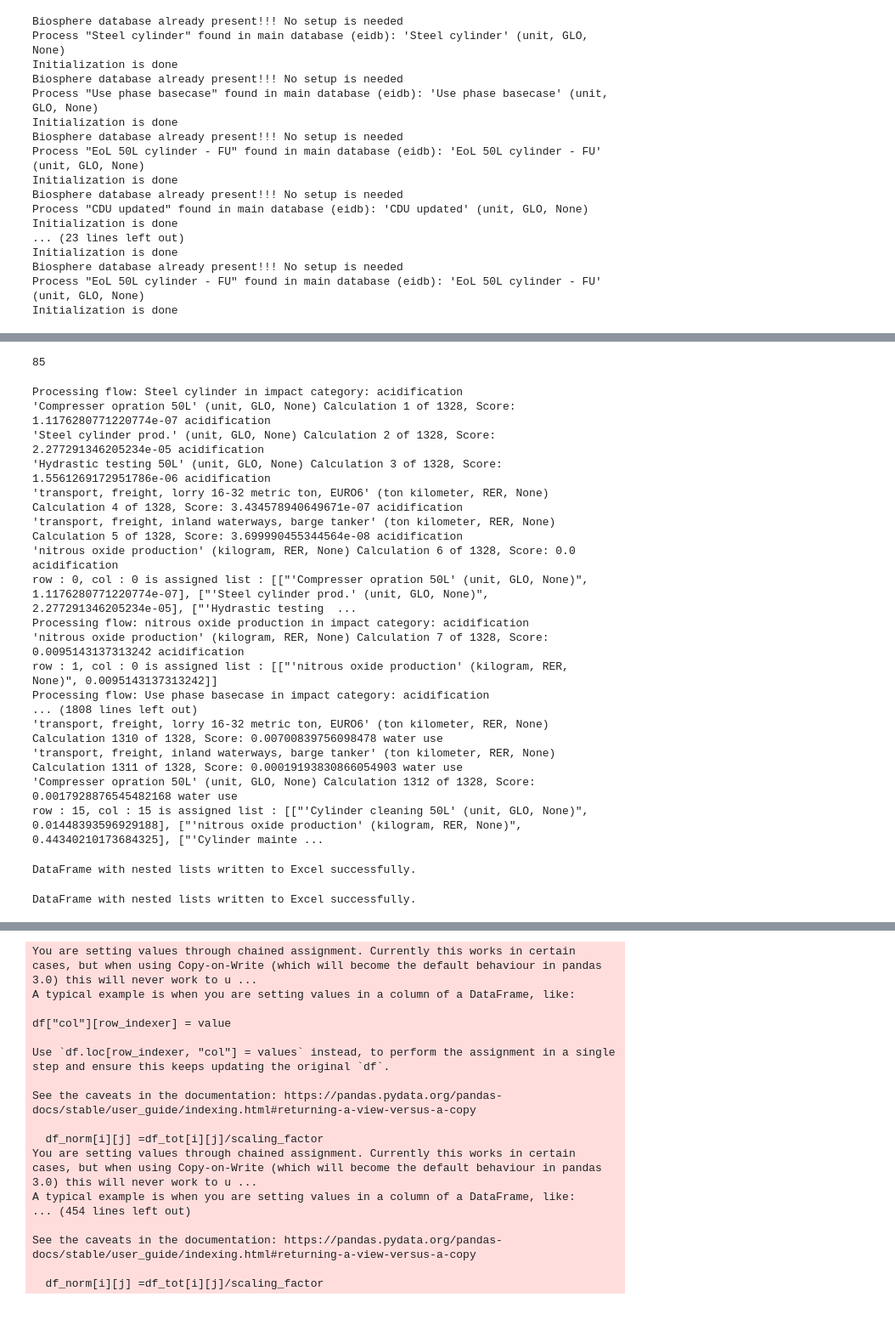
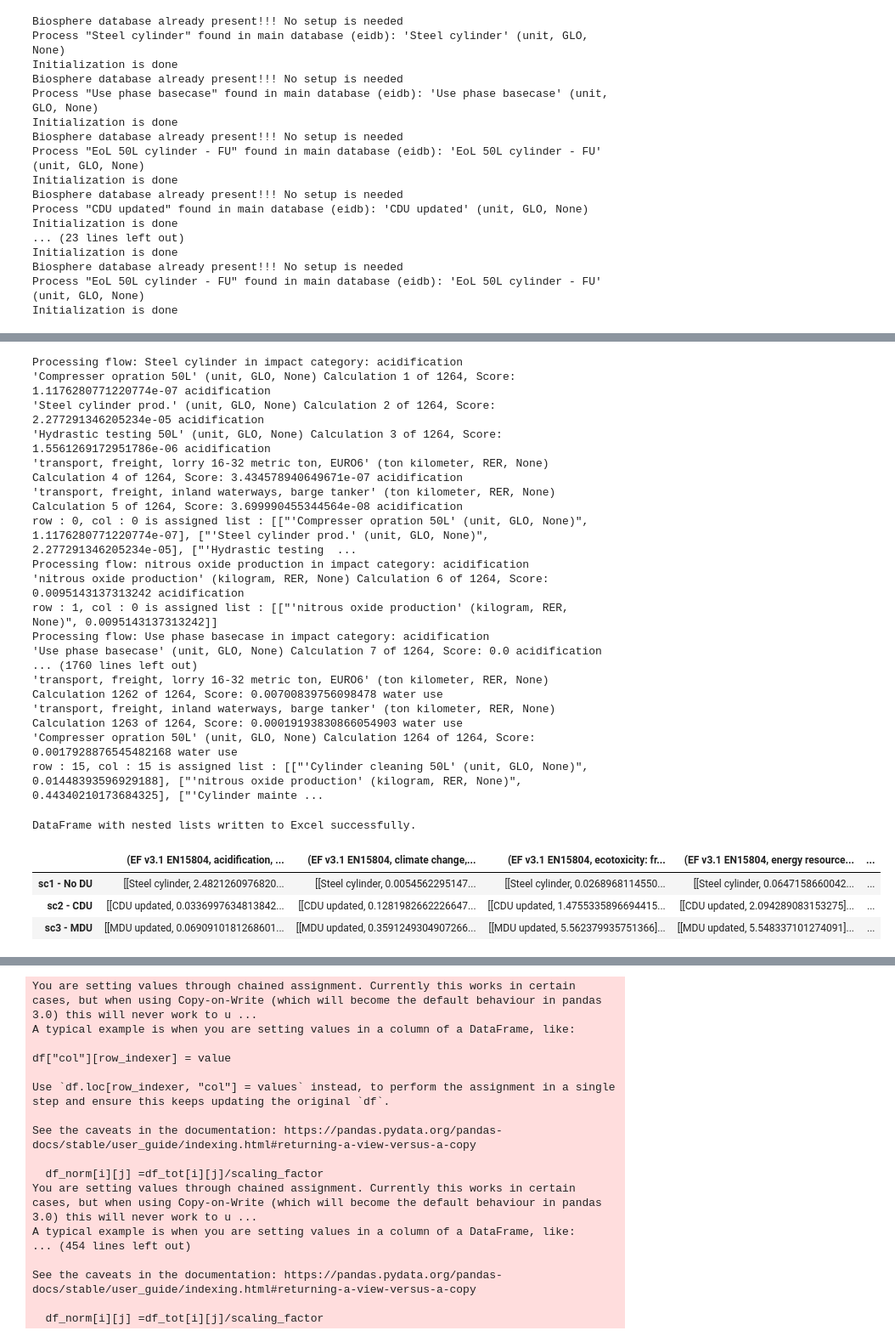
Before and after one commit to RuneWF/Single-use-vs-multi-use-in-health-care, a Jupyter notebook: Brighway/Rune BE.ipynb, the cells around one changed output, grey strips where cells are left out. Shown at 85% size. Drawn from its saved outputs; the diff is of its cells as text; code cells hidden in the pictures; blank space fills up the shorter version.

```diff
--- a/Brighway/Rune BE.ipynb
+++ b/Brighway/Rune BE.ipynb
@@ -442,9 +463,7 @@ functional_unit_sub_new = N2O_use_replace(FU, functional_unit_sub)
 flow_count = 0
 
 for func_unit in functional_unit_sub:
-    flow_count += len(func_unit) +1
+    flow_count += len(func_unit)
-# %% [output]
-85
 # %%
 calc = m*flow_count
 dct = {}
@@ -499,7 +518,7 @@ for column in range(m):
 
 
             # # Assign the result list to the DataFrame for the current flow and column (impact category)
-            df.iloc[row_counter, column] = df_lst
+            df_cont.iloc[row_counter, column] = df_lst
             print(f'row : {row_counter}, col : {column} is assigned list : {df_lst}')
 
 
@@ -511,20 +530,20 @@ for column in range(m):
                 row_counter = 0
 # %% [output]
 Processing flow: Steel cylinder in impact category: acidification
-'Compresser opration 50L' (unit, GLO, None) Calculation 1 of 1328, Score: 1.1176280771220774e-07 acidification
-'Steel cylinder prod.' (unit, GLO, None) Calculation 2 of 1328, Score: 2.277291346205234e-05 acidification
-'Hydrastic testing 50L' (unit, GLO, None) Calculation 3 of 1328, Score: 1.5561269172951786e-06 acidification
-'transport, freight, lorry 16-32 metric ton, EURO6' (ton kilometer, RER, None) Calculation 4 of 1328, Score: 3.434578940649671e-07 acidification
-'transport, freight, inland waterways, barge tanker' (ton kilometer, RER, None) Calculation 5 of 1328, Score: 3.699990455344564e-08 acidification
-'nitrous oxide production' (kilogram, RER, None) Calculation 6 of 1328, Score: 0.0 acidification
+'Compresser opration 50L' (unit, GLO, None) Calculation 1 of 1264, Score: 1.1176280771220774e-07 acidification
+'Steel cylinder prod.' (unit, GLO, None) Calculation 2 of 1264, Score: 2.277291346205234e-05 acidification
+'Hydrastic testing 50L' (unit, GLO, None) Calculation 3 of 1264, Score: 1.5561269172951786e-06 acidification
+'transport, freight, lorry 16-32 metric ton, EURO6' (ton kilometer, RER, None) Calculation 4 of 1264, Score: 3.434578940649671e-07 acidification
+'transport, freight, inland waterways, barge tanker' (ton kilometer, RER, None) Calculation 5 of 1264, Score: 3.699990455344564e-08 acidification
 row : 0, col : 0 is assigned list : [["'Compresser opration 50L' (unit, GLO, None)", 1.1176280771220774e-07], ["'Steel cylinder prod.' (unit, GLO, None)", 2.277291346205234e-05], ["'Hydrastic testing  ...
 Processing flow: nitrous oxide production in impact category: acidification
-'nitrous oxide production' (kilogram, RER, None) Calculation 7 of 1328, Score: 0.0095143137313242 acidification
+'nitrous oxide production' (kilogram, RER, None) Calculation 6 of 1264, Score: 0.0095143137313242 acidification
 row : 1, col : 0 is assigned list : [["'nitrous oxide production' (kilogram, RER, None)", 0.0095143137313242]]
 Processing flow: Use phase basecase in impact category: acidification
-... (1808 lines left out)
-'transport, freight, lorry 16-32 metric ton, EURO6' (ton kilometer, RER, None) Calculation 1310 of 1328, Score: 0.00700839756098478 water use
-'transport, freight, inland waterways, barge tanker' (ton kilometer, RER, None) Calculation 1311 of 1328, Score: 0.00019193830866054903 water use
-'Compresser opration 50L' (unit, GLO, None) Calculation 1312 of 1328, Score: 0.0017928876545482168 water use
+'Use phase basecase' (unit, GLO, None) Calculation 7 of 1264, Score: 0.0 acidification
+... (1760 lines left out)
+'transport, freight, lorry 16-32 metric ton, EURO6' (ton kilometer, RER, None) Calculation 1262 of 1264, Score: 0.00700839756098478 water use
+'transport, freight, inland waterways, barge tanker' (ton kilometer, RER, None) Calculation 1263 of 1264, Score: 0.00019193830866054903 water use
+'Compresser opration 50L' (unit, GLO, None) Calculation 1264 of 1264, Score: 0.0017928876545482168 water use
 row : 15, col : 15 is assigned list : [["'Cylinder cleaning 50L' (unit, GLO, None)", 0.01448393596929188], ["'nitrous oxide production' (kilogram, RER, None)", 0.44340210173684325], ["'Cylinder mainte ...
 # %%
@@ -544,18 +561,6 @@ print('DataFrame with nested lists written to Excel successfully.')
 DataFrame with nested lists written to Excel successfully.
 # %%
 df1_sub = pd.read_excel(file_name_sub)
-# %%
-
-# Convert each cell to a JSON string for all columns
-df = df_sub.applymap(lambda x: json.dumps(x) if isinstance(x, list) else x)
-
-# Save to Excel
-with pd.ExcelWriter(file_name_sub) as writer:
-    df_sub.to_excel(writer, sheet_name=sheet_name, index=False, header=True)
-
-print('DataFrame with nested lists written to Excel successfully.')
-# %% [output]
-DataFrame with nested lists written to Excel successfully.
 # %%
 # Reading from Excel
 df1 = pd.read_excel(file_name)
@@ -569,6 +574,13 @@ df1.columns = impact_category
 
 df_updated = df1.copy()
 df_tot = df_updated.copy()
+# %%
+df_updated
+# %% [output]
+|  | (EF v3.1 EN15804, acidification, ... | (EF v3.1 EN15804, climate change,... | (EF v3.1 EN15804, ecotoxicity: fr... | (EF v3.1 EN15804, energy resource... | ... |
+| sc1 - No DU | [[Steel cylinder, 2.4821260976820... | [[Steel cylinder, 0.0054562295147... | [[Steel cylinder, 0.0268968114550... | [[Steel cylinder, 0.0647158660042... | ... |
+| sc2 - CDU | [[CDU updated, 0.0336997634813842... | [[CDU updated, 0.1281982662226647... | [[CDU updated, 1.4755335896694415... | [[CDU updated, 2.094289083153275]... | ... |
+| sc3 - MDU | [[MDU updated, 0.0690910181268601... | [[MDU updated, 0.3591249304907266... | [[MDU updated, 5.562379935751366]... | [[MDU updated, 5.548337101274091]... | ... |
 # %%
 df_tot = df_updated.copy()
 
```
Also changed, not shown: parts of 22 cells of this notebook, 3 other files.
